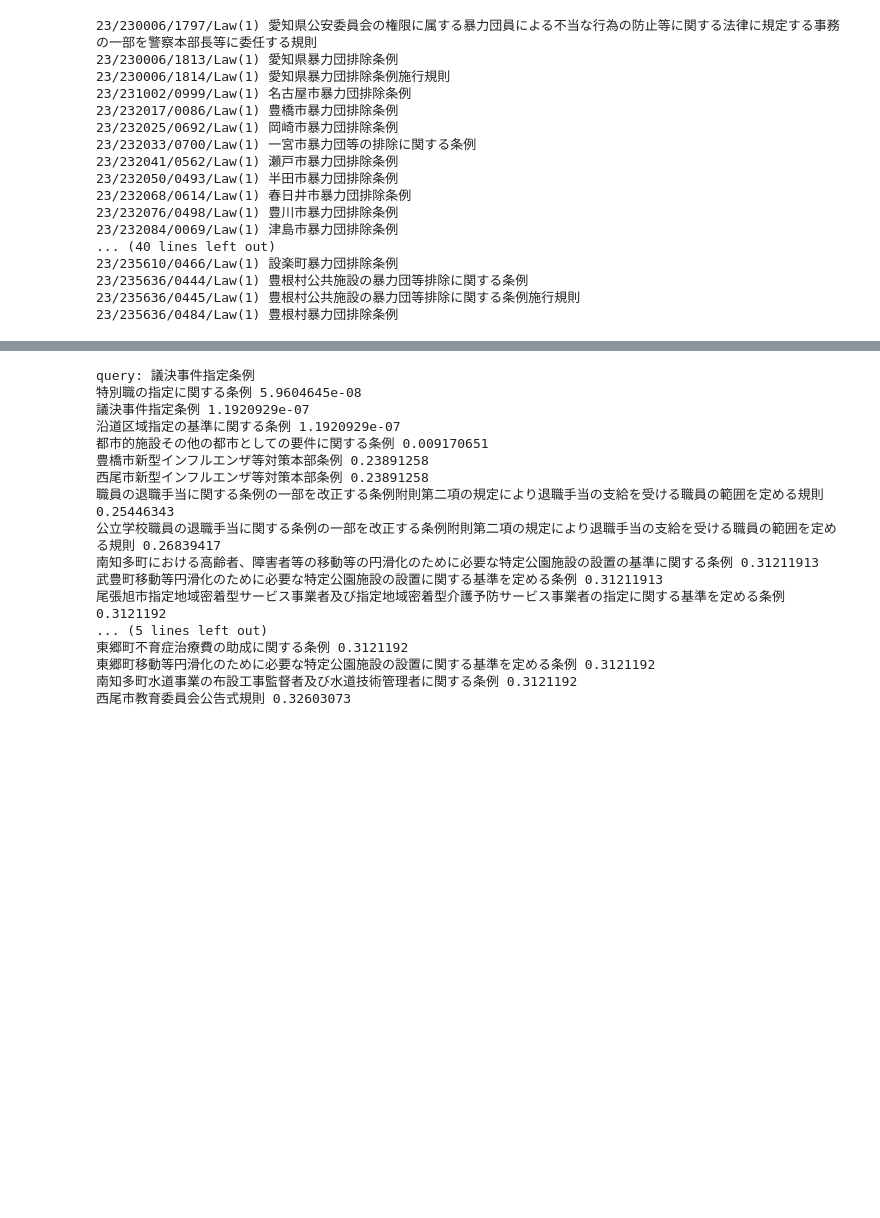
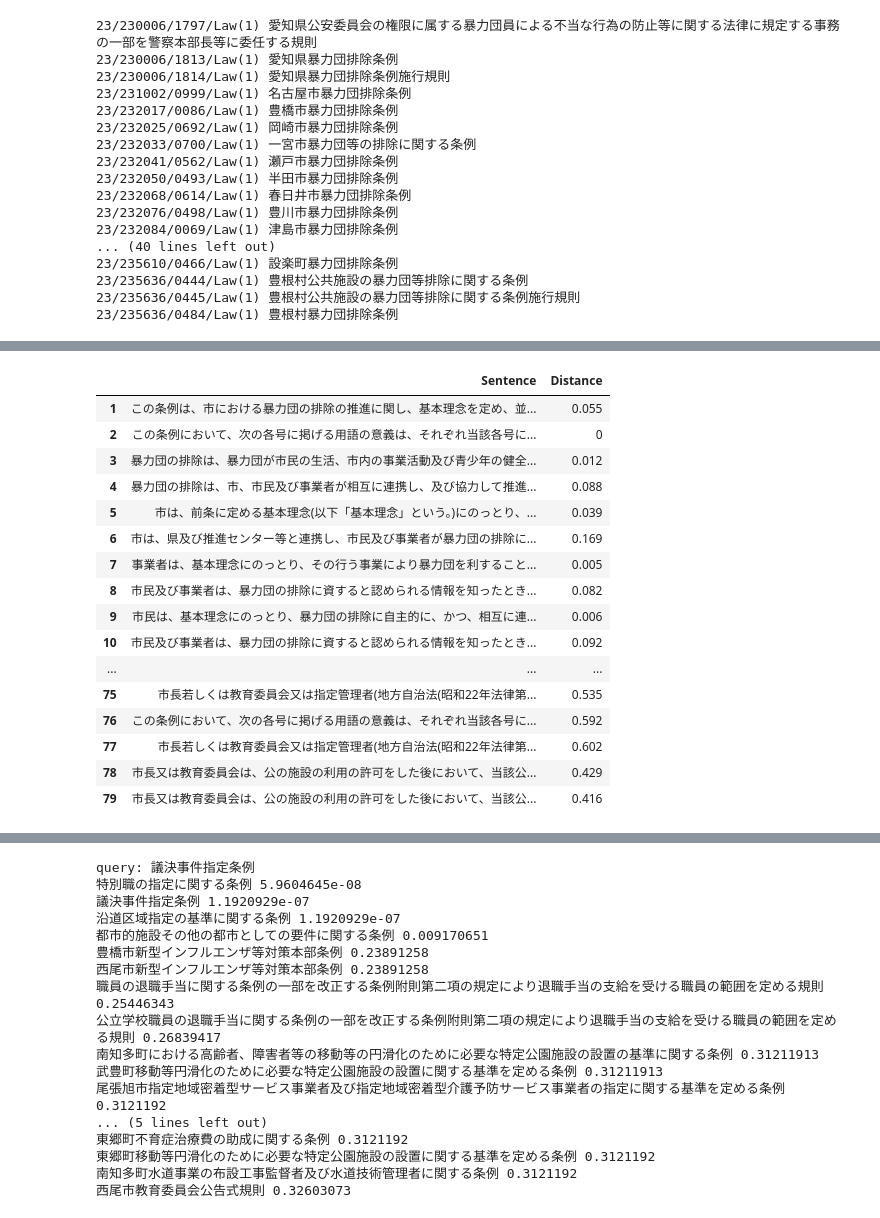
Before and after one commit to Arten013/hjst_model, a Jupyter notebook: pairtable.ipynb, the cells around one changed output, grey strips where cells are left out. Saved outputs shown, nothing was run; the diff lists cells and outputs as text; code cells hidden in the pictures; blank space fills up the shorter version.

```diff
--- a/pairtable.ipynb
+++ b/pairtable.ipynb
@@ -241,0 +388,20 @@ ltag_gen = (ltag for ltag in list(testset))
+# %%
+dfdict['swem_average_tokai_mecab']["名古屋市暴力団排除条例(23/231002/0999/Law(1))"]
+# %% [output]
+|  | Sentence | Distance |
+| 1 | この条例は、市における暴力団の排除の推進に関し、基本理念を定め、並... | 0.055 |
+| 2 | この条例において、次の各号に掲げる用語の意義は、それぞれ当該各号に... | 0 |
+| 3 | 暴力団の排除は、暴力団が市民の生活、市内の事業活動及び青少年の健全... | 0.012 |
+| 4 | 暴力団の排除は、市、市民及び事業者が相互に連携し、及び協力して推進... | 0.088 |
+| 5 | 市は、前条に定める基本理念(以下「基本理念」という。)にのっとり、... | 0.039 |
+| 6 | 市は、県及び推進センター等と連携し、市民及び事業者が暴力団の排除に... | 0.169 |
+| 7 | 事業者は、基本理念にのっとり、その行う事業により暴力団を利すること... | 0.005 |
+| 8 | 市民及び事業者は、暴力団の排除に資すると認められる情報を知ったとき... | 0.082 |
+| 9 | 市民は、基本理念にのっとり、暴力団の排除に自主的に、かつ、相互に連... | 0.006 |
+| 10 | 市民及び事業者は、暴力団の排除に資すると認められる情報を知ったとき... | 0.092 |
+| ... | ... | ... |
+| 75 | 市長若しくは教育委員会又は指定管理者(地方自治法(昭和22年法律第... | 0.535 |
+| 76 | この条例において、次の各号に掲げる用語の意義は、それぞれ当該各号に... | 0.592 |
+| 77 | 市長若しくは教育委員会又は指定管理者(地方自治法(昭和22年法律第... | 0.602 |
+| 78 | 市長又は教育委員会は、公の施設の利用の許可をした後において、当該公... | 0.429 |
+| 79 | 市長又は教育委員会は、公の施設の利用の許可をした後において、当該公... | 0.416 |
```
Also changed, not shown: parts of 30 cells of this notebook, 7 other files.
